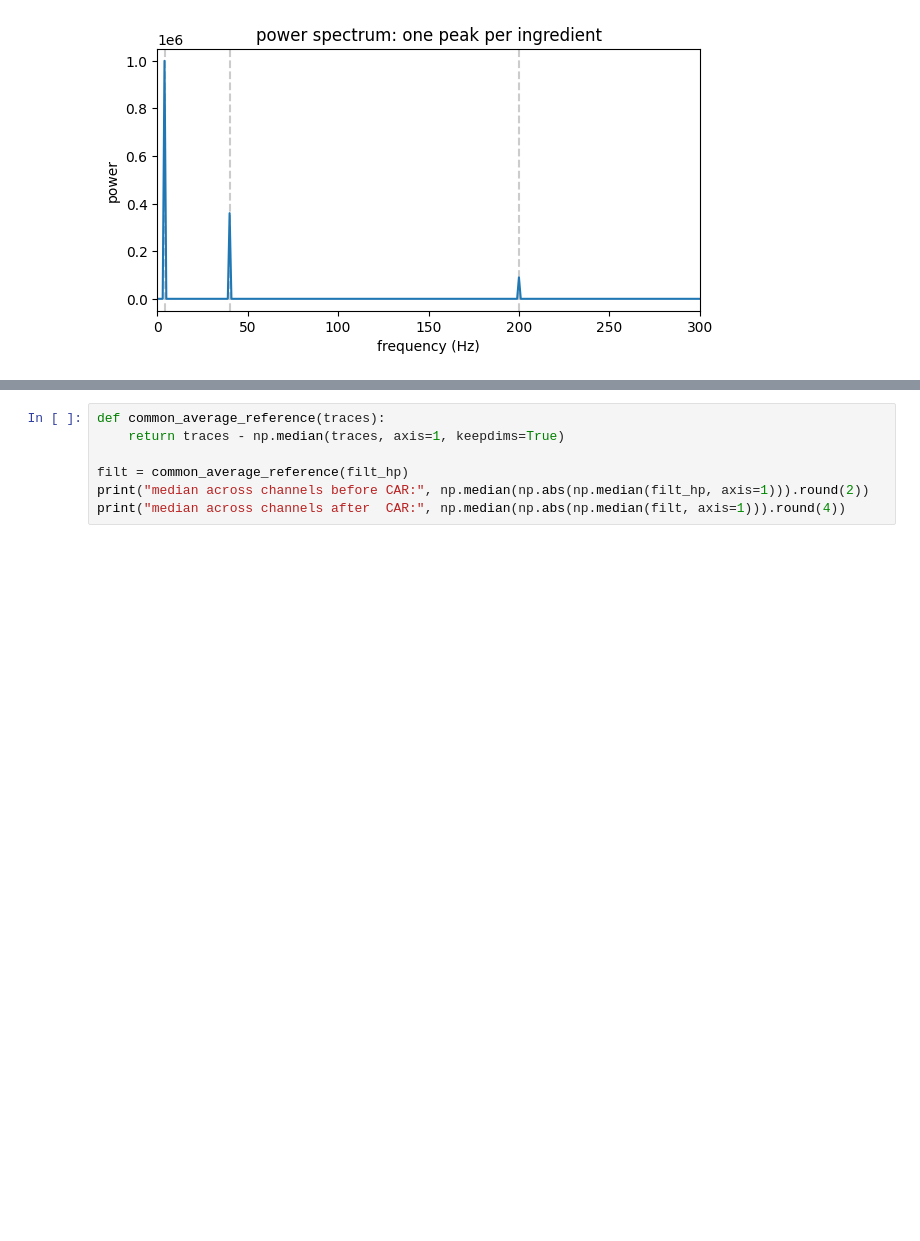
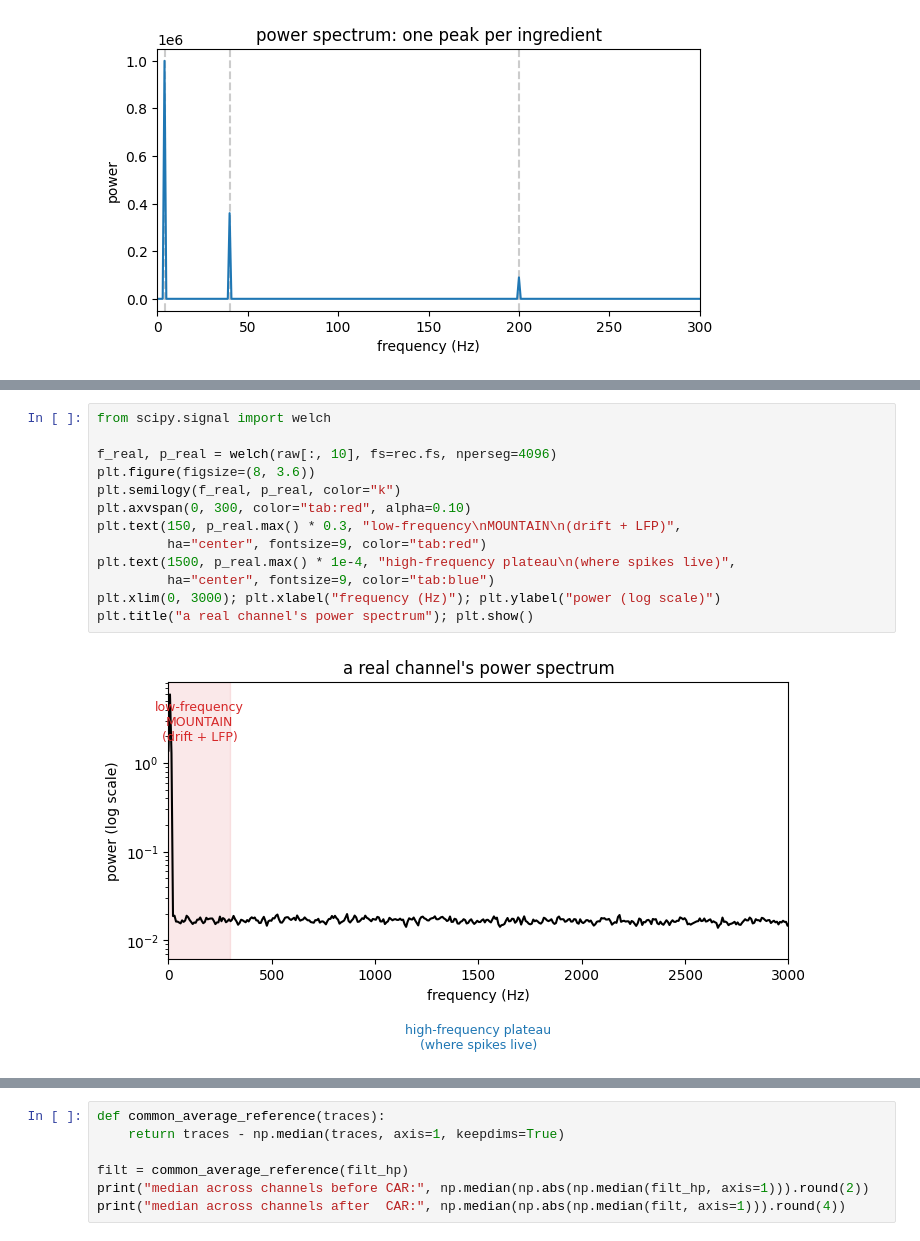
Before and after one commit to stootoon/swc-en-2026, a Jupyter notebook: ephys-pop/notebooks/02_preprocessing_solutions.ipynb, the cells around one changed output, grey strips where cells are left out. Drawn from its saved outputs; the diff is of its cells as text; blank space fills up the shorter version.

```diff
--- a/ephys-pop/notebooks/02_preprocessing_solutions.ipynb
+++ b/ephys-pop/notebooks/02_preprocessing_solutions.ipynb
@@ -128,0 +121,15 @@ at 100 Hz should do the opposite.
+# %%
+from scipy.signal import welch
+
+f_real, p_real = welch(raw[:, 10], fs=rec.fs, nperseg=4096)
+plt.figure(figsize=(8, 3.6))
+plt.semilogy(f_real, p_real, color="k")
+plt.axvspan(0, 300, color="tab:red", alpha=0.10)
+plt.text(150, p_real.max() * 0.3, "low-frequency\nMOUNTAIN\n(drift + LFP)",
+         ha="center", fontsize=9, color="tab:red")
+plt.text(1500, p_real.max() * 1e-4, "high-frequency plateau\n(where spikes live)",
+         ha="center", fontsize=9, color="tab:blue")
+plt.xlim(0, 3000); plt.xlabel("frequency (Hz)"); plt.ylabel("power (log scale)")
+plt.title("a real channel's power spectrum"); plt.show()
+# %% [output]
+[figure, added]
```
Also changed, not shown: parts of 34 cells of this notebook, 2 other files.
